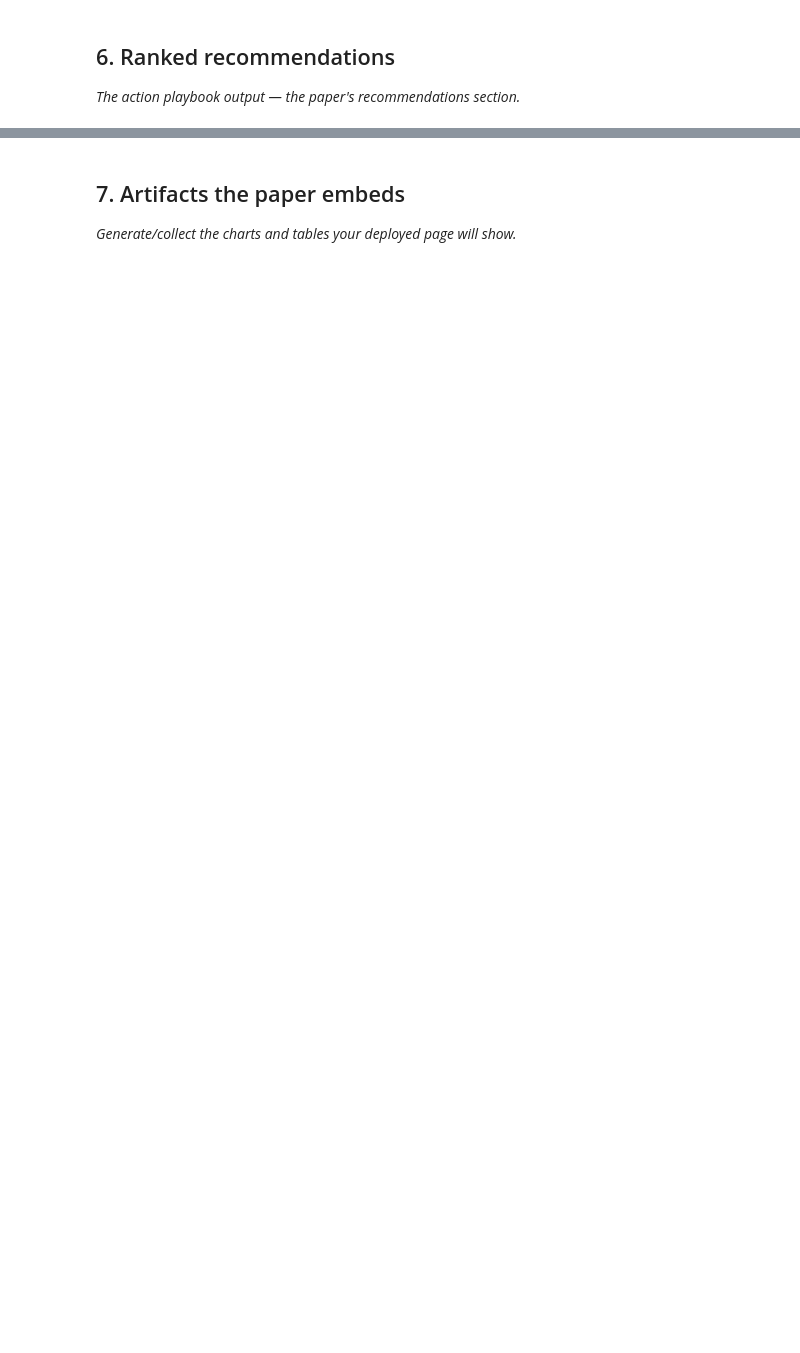
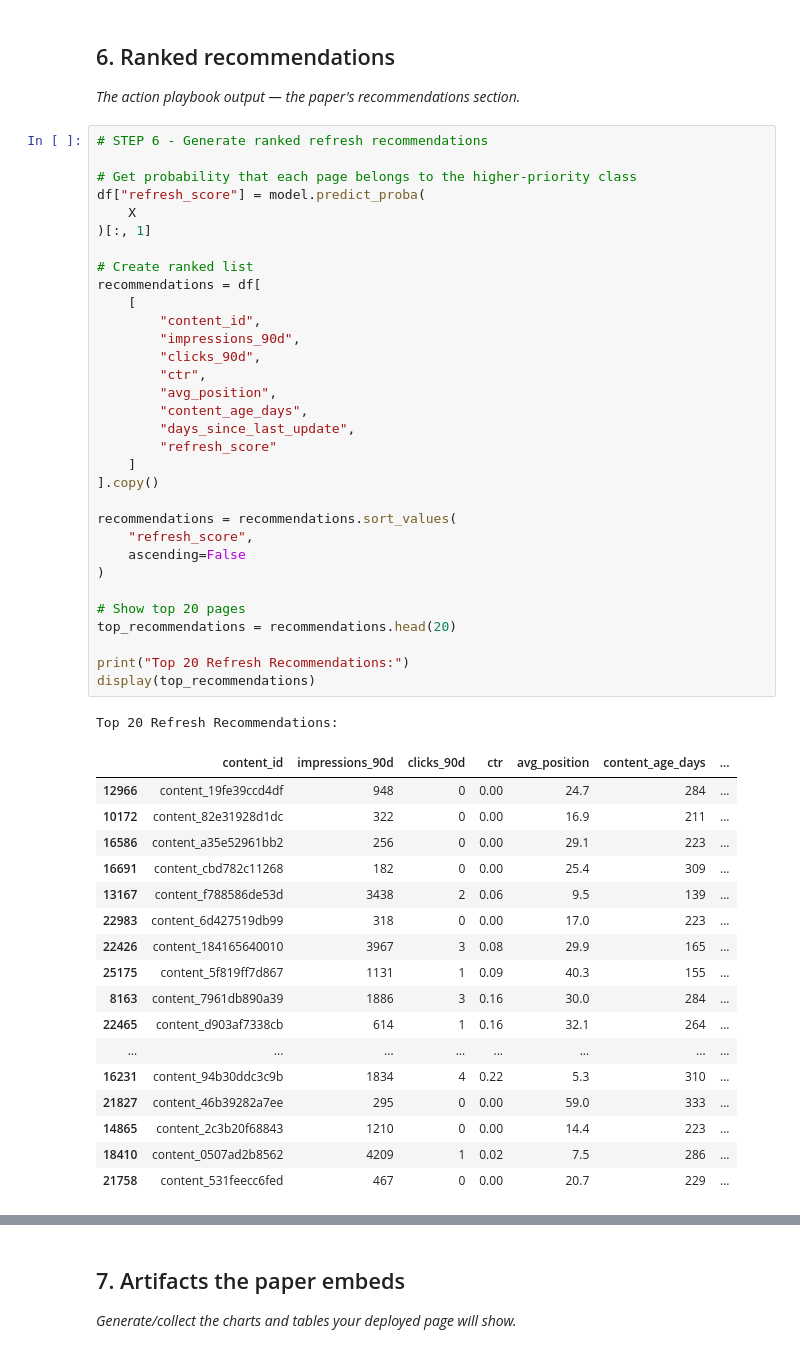
Before and after one commit to vinukondablessena/flyrank-ml-internship, a Jupyter notebook: work/notebooks/capstone.ipynb, the cells around one changed output, grey strips where cells are left out. Saved outputs shown, nothing was run; the diff lists cells and outputs as text; blank space fills up the shorter version.

```diff
--- a/work/notebooks/capstone.ipynb
+++ b/work/notebooks/capstone.ipynb
@@ -30,3 +476,54 @@ This skeleton is yours to fill. Work the sections **in order** — each one has
 ## 6. Ranked recommendations
 
 *The action playbook output — the paper's recommendations section.*
+# %%
+# STEP 6 - Generate ranked refresh recommendations
+
+# Get probability that each page belongs to the higher-priority class
+df["refresh_score"] = model.predict_proba(
+    X
+)[:, 1]
+
+# Create ranked list
+recommendations = df[
+    [
+        "content_id",
+        "impressions_90d",
+        "clicks_90d",
+        "ctr",
+        "avg_position",
+        "content_age_days",
+        "days_since_last_update",
+        "refresh_score"
+    ]
+].copy()
+
+recommendations = recommendations.sort_values(
+    "refresh_score",
+    ascending=False
+)
+
+# Show top 20 pages
+top_recommendations = recommendations.head(20)
+
+print("Top 20 Refresh Recommendations:")
+display(top_recommendations)
+# %% [output]
+Top 20 Refresh Recommendations:
+|  | content_id | impressions_90d | clicks_90d | ctr | avg_position | content_age_days | ... |
+| 12966 | content_19fe39ccd4df | 948 | 0 | 0.00 | 24.7 | 284 | ... |
+| 10172 | content_82e31928d1dc | 322 | 0 | 0.00 | 16.9 | 211 | ... |
+| 16586 | content_a35e52961bb2 | 256 | 0 | 0.00 | 29.1 | 223 | ... |
+| 16691 | content_cbd782c11268 | 182 | 0 | 0.00 | 25.4 | 309 | ... |
+| 13167 | content_f788586de53d | 3438 | 2 | 0.06 | 9.5 | 139 | ... |
+| 22983 | content_6d427519db99 | 318 | 0 | 0.00 | 17.0 | 223 | ... |
+| 22426 | content_184165640010 | 3967 | 3 | 0.08 | 29.9 | 165 | ... |
+| 25175 | content_5f819ff7d867 | 1131 | 1 | 0.09 | 40.3 | 155 | ... |
+| 8163 | content_7961db890a39 | 1886 | 3 | 0.16 | 30.0 | 284 | ... |
+| 22465 | content_d903af7338cb | 614 | 1 | 0.16 | 32.1 | 264 | ... |
+| ... | ... | ... | ... | ... | ... | ... | ... |
+| 16231 | content_94b30ddc3c9b | 1834 | 4 | 0.22 | 5.3 | 310 | ... |
+| 21827 | content_46b39282a7ee | 295 | 0 | 0.00 | 59.0 | 333 | ... |
+| 14865 | content_2c3b20f68843 | 1210 | 0 | 0.00 | 14.4 | 223 | ... |
+| 18410 | content_0507ad2b8562 | 4209 | 1 | 0.02 | 7.5 | 286 | ... |
+| 21758 | content_531feecc6fed | 467 | 0 | 0.00 | 20.7 | 229 | ... |
```
Also changed, not shown: parts of 24 cells of this notebook.
